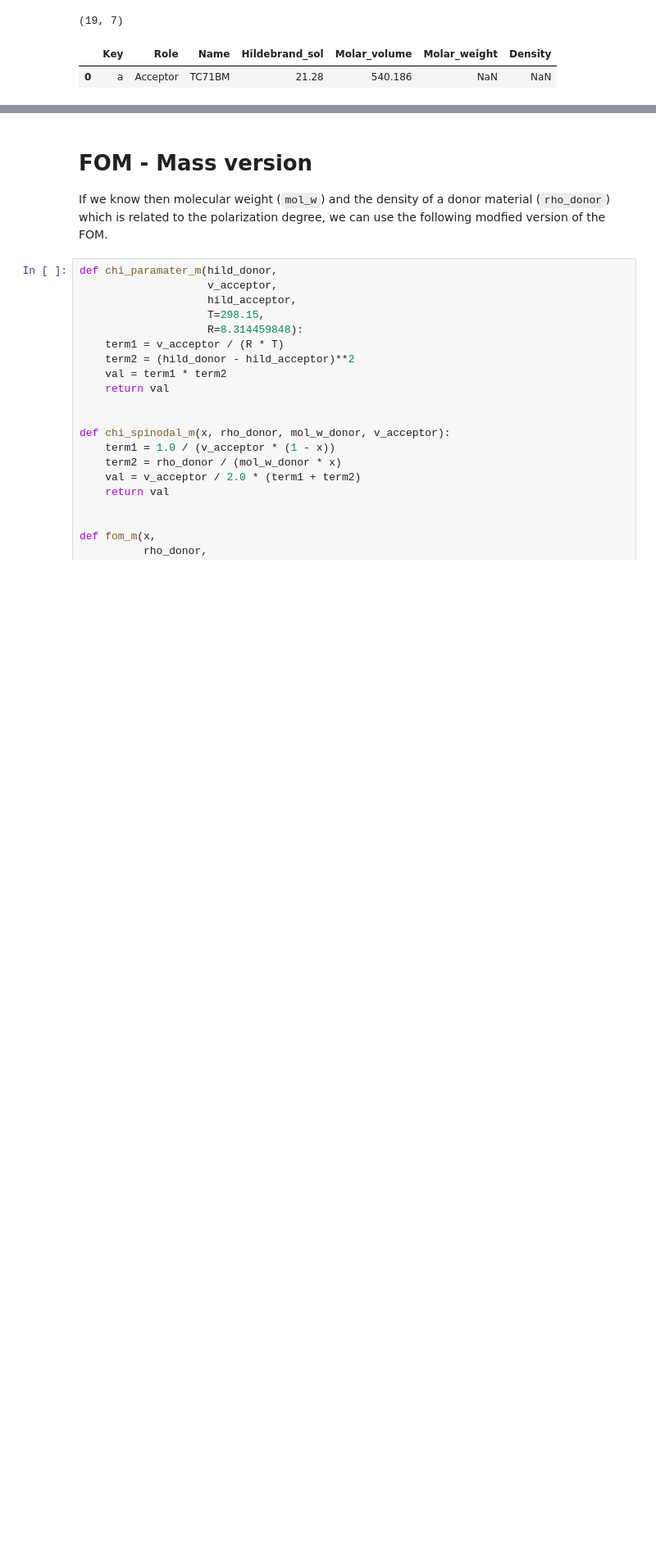
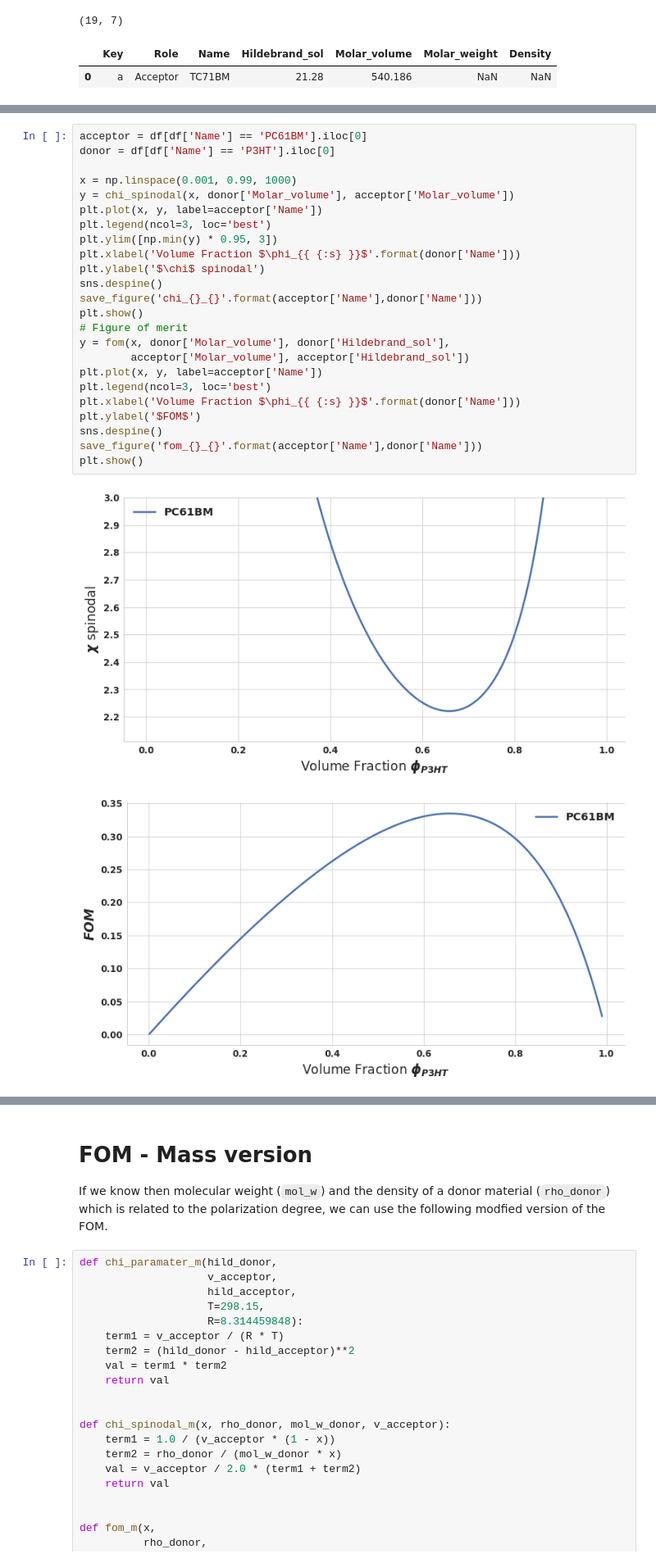
Before and after one commit to beangoben/relative_miscibility_fom, a Jupyter notebook: Miscibilities Calculator.ipynb, the cells around one changed output, grey strips where cells are left out. Shown at 82% size. Cells and saved outputs as stored; diff of their text form; blank space fills up the shorter version.

```diff
--- a/Miscibilities Calculator.ipynb
+++ b/Miscibilities Calculator.ipynb
@@ -60,0 +96,27 @@ df.head(1)
+# %%
+acceptor = df[df['Name'] == 'PC61BM'].iloc[0]
+donor = df[df['Name'] == 'P3HT'].iloc[0]
+
+x = np.linspace(0.001, 0.99, 1000)
+y = chi_spinodal(x, donor['Molar_volume'], acceptor['Molar_volume'])
+plt.plot(x, y, label=acceptor['Name'])
+plt.legend(ncol=3, loc='best')
+plt.ylim([np.min(y) * 0.95, 3])
+plt.xlabel('Volume Fraction $\phi_{{ {:s} }}$'.format(donor['Name']))
+plt.ylabel('$\chi$ spinodal')
+sns.despine()
+save_figure('chi_{}_{}'.format(acceptor['Name'],donor['Name']))
+plt.show()
+# Figure of merit
+y = fom(x, donor['Molar_volume'], donor['Hildebrand_sol'],
+        acceptor['Molar_volume'], acceptor['Hildebrand_sol'])
+plt.plot(x, y, label=acceptor['Name'])
+plt.legend(ncol=3, loc='best')
+plt.xlabel('Volume Fraction $\phi_{{ {:s} }}$'.format(donor['Name']))
+plt.ylabel('$FOM$')
+sns.despine()
+save_figure('fom_{}_{}'.format(acceptor['Name'],donor['Name']))
+plt.show()
+# %% [output]
+[figure, added]
+[figure, added]
```
Also changed, not shown: parts of 5 cells of this notebook.
